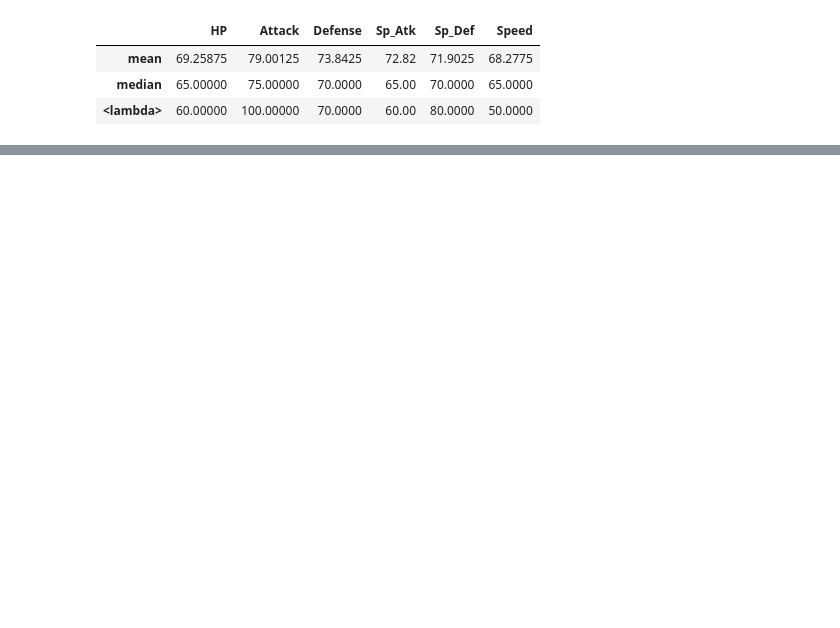
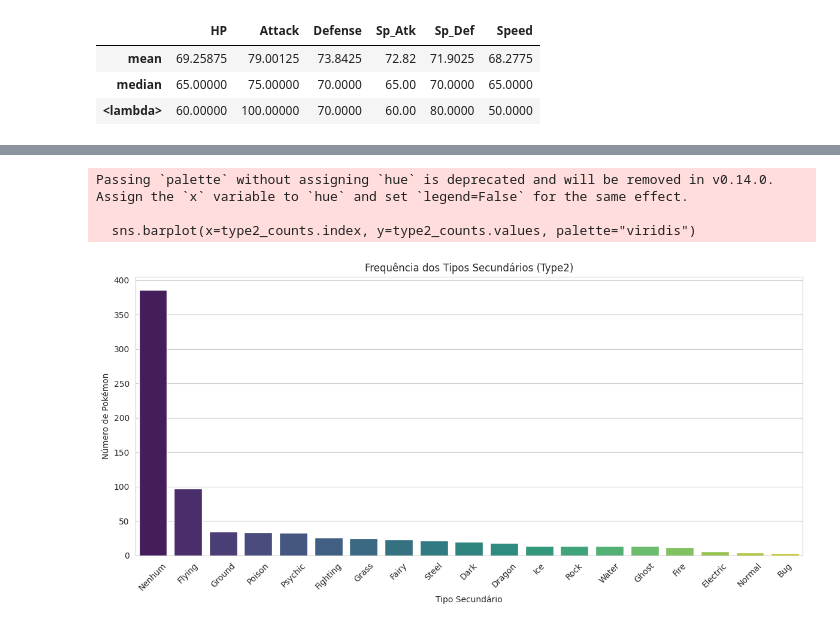
Before and after one commit to et586-estatistica/intro-data-analysis-lucasmorais6, a Jupyter notebook: atividade1.ipynb, the cells around one changed output, grey strips where cells are left out. Saved outputs shown, nothing was run; the diff lists cells and outputs as text; code cells hidden in the pictures; blank space fills up the shorter version.

```diff
--- a/atividade1.ipynb
+++ b/atividade1.ipynb
@@ -578,0 +606,5 @@ df_pokemon[stats_cols].agg(['mean', 'median', lambda x: x.mode().iloc[0]])
+# %%
+bins = [0, 50, 70, 90, 110, 130, 255]
+labels = ['Muito Baixo', 'Baixo', 'Médio', 'Alto', 'Muito Alto', 'Extremo']
+df_pokemon['HP_Class'] = pd.cut(df_pokemon['HP'], bins=bins, labels=labels, right=False)
+df_pokemon['HP_Class'].value_counts().sort_index()
@@ -578,0 +626,20 @@ df_pokemon[stats_cols].agg(['mean', 'median', lambda x: x.mode().iloc[0]])
+# %%
+df_pokemon['Type2'] = df_pokemon['Type2'].fillna('Nenhum')
+
+# Contar frequência de cada tipo secundário
+type2_counts = df_pokemon['Type2'].value_counts().sort_values(ascending=False)
+
+# Criar gráfico de barras
+plt.figure(figsize=(12, 6))
+sns.barplot(x=type2_counts.index, y=type2_counts.values, palette="viridis")
+plt.title('Frequência dos Tipos Secundários (Type2)')
+plt.ylabel('Número de Pokémon')
+plt.xlabel('Tipo Secundário')
+plt.xticks(rotation=45)
+plt.tight_layout()
+plt.show()
+# %% [output]
+Passing `palette` without assigning `hue` is deprecated and will be removed in v0.14.0. Assign the `x` variable to `hue` and set `legend=False` for the same effect.
+
+  sns.barplot(x=type2_counts.index, y=type2_counts.values, palette="viridis")
+[figure, added]
```
Also changed, not shown: parts of 20 cells of this notebook.
